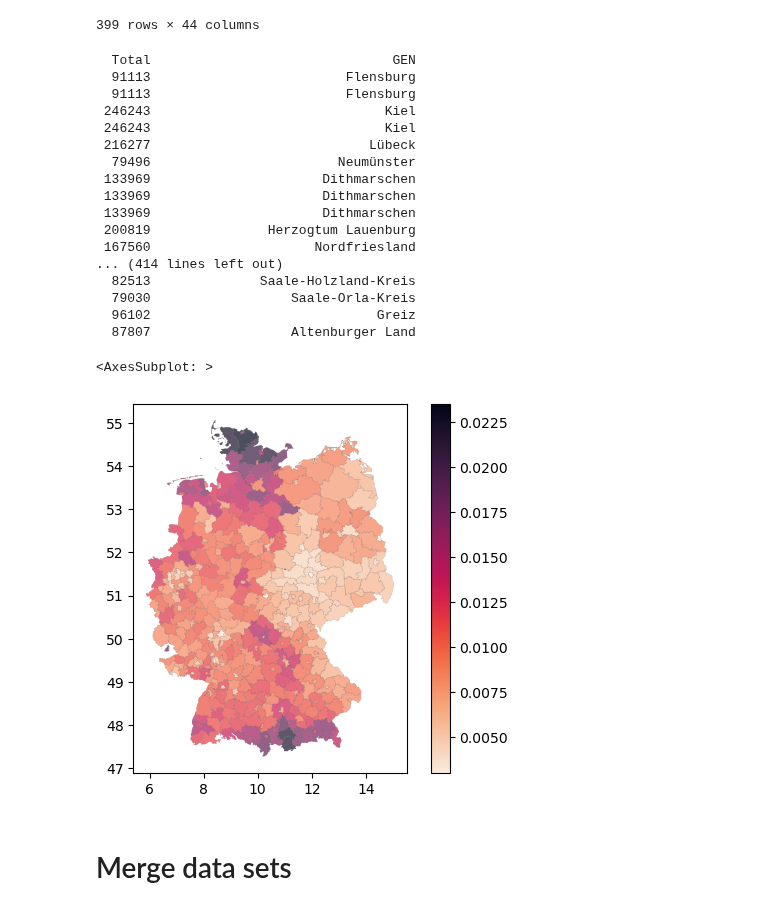
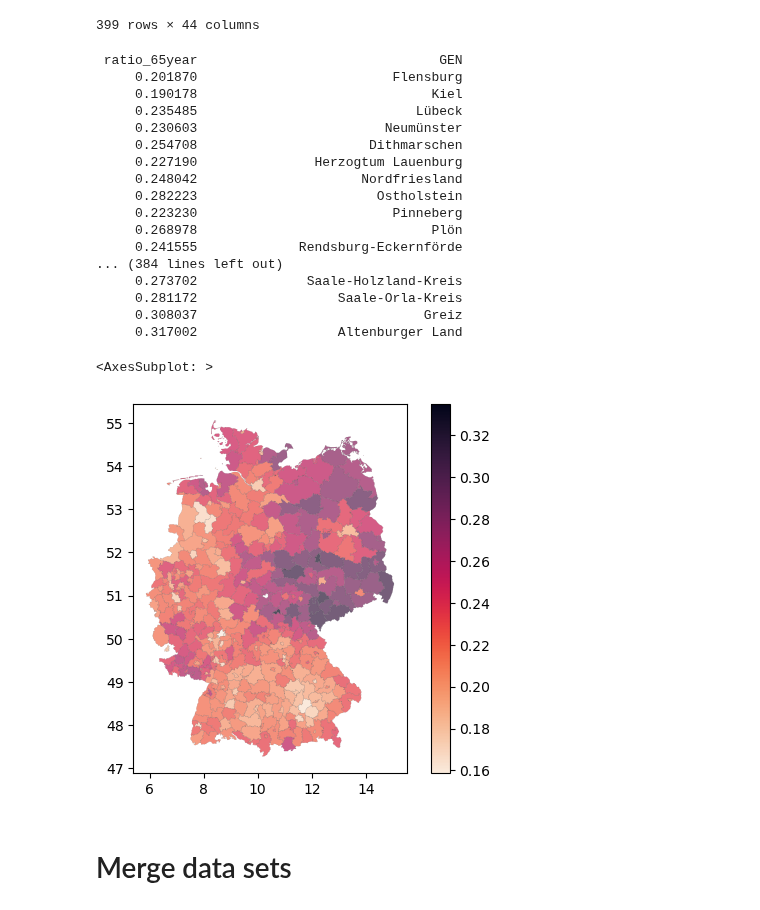
Before and after one commit to NumEconCopenhagen/projects-2023-mes, a Jupyter notebook: dataproject/dataproject.ipynb, the cells around one changed output. Drawn from its saved outputs; the diff is of its cells as text; code cells hidden in the pictures.

Commit message:
added old people ratio

```diff
--- a/dataproject/dataproject.ipynb
+++ b/dataproject/dataproject.ipynb
@@ -103,3 +103,9 @@ dfA_final
 | 474 | 31.12.2021 | 16076 | Greiz, Landkreis | 5306 | 9850 | 10838 | ... |
 | 475 | 31.12.2021 | 16077 | Altenburger Land, Landkreis | 5215 | 9138 | 9638 | ... |
 400 rows × 10 columns
+# %%
+#construct ratios between >65year olds in comparison to whole population
+
+dfA_final["ratio_65year"] = (dfA_final["65 to under 75 years"] + dfA_final["75 years and older"]) / dfA_final["Total"]
+
+print(dfA_final[["ratio_65year"]])
@@ -322,47 +343,47 @@ geomerged["ratio_Wohnmobile"] = geomerged["campers"] / geomerged["Total"]
 # %%
 #shoutout to https://github.com/jgehrcke/covid-19-germany-gae
 
 import seaborn
 
 fig, ax = plt.subplots()
 
-print(geomerged[['Total', 'GEN']].to_string(index=False))
+print(geomerged[['ratio_65year', 'GEN']].to_string(index=False))
 
 #graph
 geomerged.plot(
     ax=ax,
     alpha=0.7,
-    column="ratio_Wohnmobile",
+    column="ratio_65year",
     linewidth=0.1,
     edgecolor="#555",
     categorical=False,
     legend=True,
         # cmap="autumn_r",
         # This is a key decision here. Lovely background info:
         # https://seaborn.pydata.org/tutorial/color_palettes.html
         # Use a sequential one.
     cmap=seaborn.color_palette("rocket_r", as_cmap=True),
     )
 # %% [output]
-  Total                               GEN
-  91113                         Flensburg
-  91113                         Flensburg
- 246243                              Kiel
- 246243                              Kiel
- 216277                            Lübeck
-  79496                        Neumünster
- 133969                      Dithmarschen
- 133969                      Dithmarschen
- 133969                      Dithmarschen
- 200819               Herzogtum Lauenburg
- 167560                     Nordfriesland
-... (414 lines left out)
-  82513              Saale-Holzland-Kreis
-  79030                  Saale-Orla-Kreis
-  96102                             Greiz
-  87807                  Altenburger Land
+ ratio_65year                               GEN
+     0.201870                         Flensburg
+     0.190178                              Kiel
+     0.235485                            Lübeck
+     0.230603                        Neumünster
+     0.254708                      Dithmarschen
+     0.227190               Herzogtum Lauenburg
+     0.248042                     Nordfriesland
+     0.282223                       Ostholstein
+     0.223230                         Pinneberg
+     0.268978                              Plön
+     0.241555             Rendsburg-Eckernförde
+... (384 lines left out)
+     0.273702              Saale-Holzland-Kreis
+     0.281172                  Saale-Orla-Kreis
+     0.308037                             Greiz
+     0.317002                  Altenburger Land
 <AxesSubplot: >
-[figure, old version]
+[figure, new version]
 # %% [markdown]
 # Merge data sets
 # %% [markdown]
```
Also changed, not shown: parts of 3 cells of this notebook, 1 other file.
